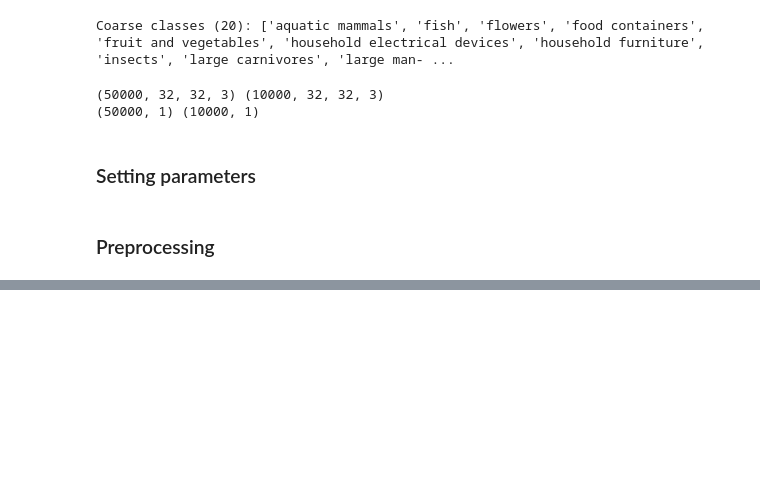
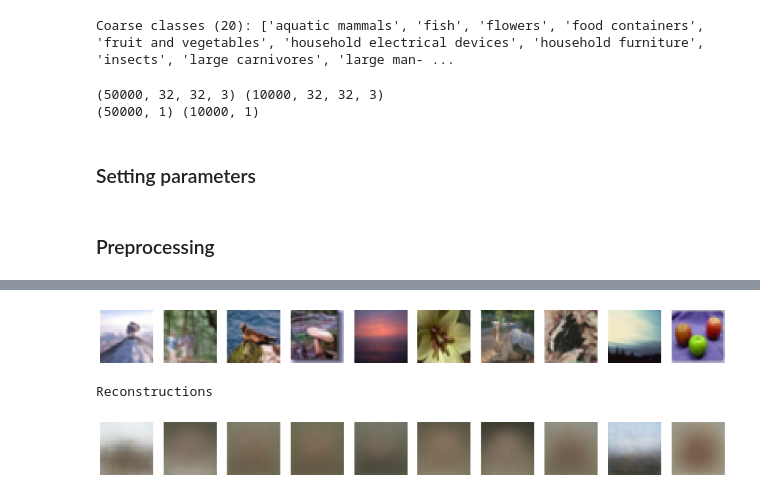
Before and after one commit to santijob2022/GenAI-Models, a Jupyter notebook: VAEs/Autoencoder/autoencoder.ipynb, the cells around one changed output, grey strips where cells are left out. Cells and saved outputs as stored; diff of their text form; code cells hidden in the pictures; blank space fills up the shorter version.

```diff
--- a/VAEs/Autoencoder/autoencoder.ipynb
+++ b/VAEs/Autoencoder/autoencoder.ipynb
@@ -69,0 +248,11 @@ display(x_train, labels=y_train.squeeze(), class_names=coarse_classes, n=10)
+# %%
+model_checkpoint_callback = callbacks.ModelCheckpoint(
+    filepath="./checkpoint/best_model.keras",
+    save_weights_only=False,
+    save_freq="epoch",
+    monitor="loss",
+    mode="min",
+    save_best_only=True,
+    verbose=0,
+)
+tensorboard_callback = callbacks.TensorBoard(log_dir="./logs")
@@ -69,0 +264,5 @@ display(x_train, labels=y_train.squeeze(), class_names=coarse_classes, n=10)
+# %%
+x_vis = x_train[:1000]
+y_vis = y_train[:1000].squeeze()  # labels must match x_vis in shape
+
+embedding_logger = EmbeddingLogger(x_vis, labels=y_vis, log_dir="./logs/embeddings")
@@ -69,0 +271,10 @@ display(x_train, labels=y_train.squeeze(), class_names=coarse_classes, n=10)
+# %%
+autoencoder.fit(
+    x_train,
+    x_train,
+    epochs=EPOCHS,
+    batch_size=BATCH_SIZE,
+    shuffle=True,
+    validation_data=(x_test, x_test),
+    callbacks=[model_checkpoint_callback, tensorboard_callback, embedding_logger],
+)
@@ -69,0 +336,12 @@ display(x_train, labels=y_train.squeeze(), class_names=coarse_classes, n=10)
+# %%
+n_to_predict = 5000
+example_images = x_test[:n_to_predict]
+example_labels = y_test[:n_to_predict]
+# %%
+predictions = autoencoder.predict(example_images)
+
+print("Original images")
+display(example_images)
+print("Reconstructions")
+display(predictions)
+# %% [output]
@@ -69,0 +350,3 @@ display(x_train, labels=y_train.squeeze(), class_names=coarse_classes, n=10)
+[figure, added]
+Reconstructions
+[figure, added]
```
Also changed, not shown: parts of 33 cells of this notebook, 3 other files.
